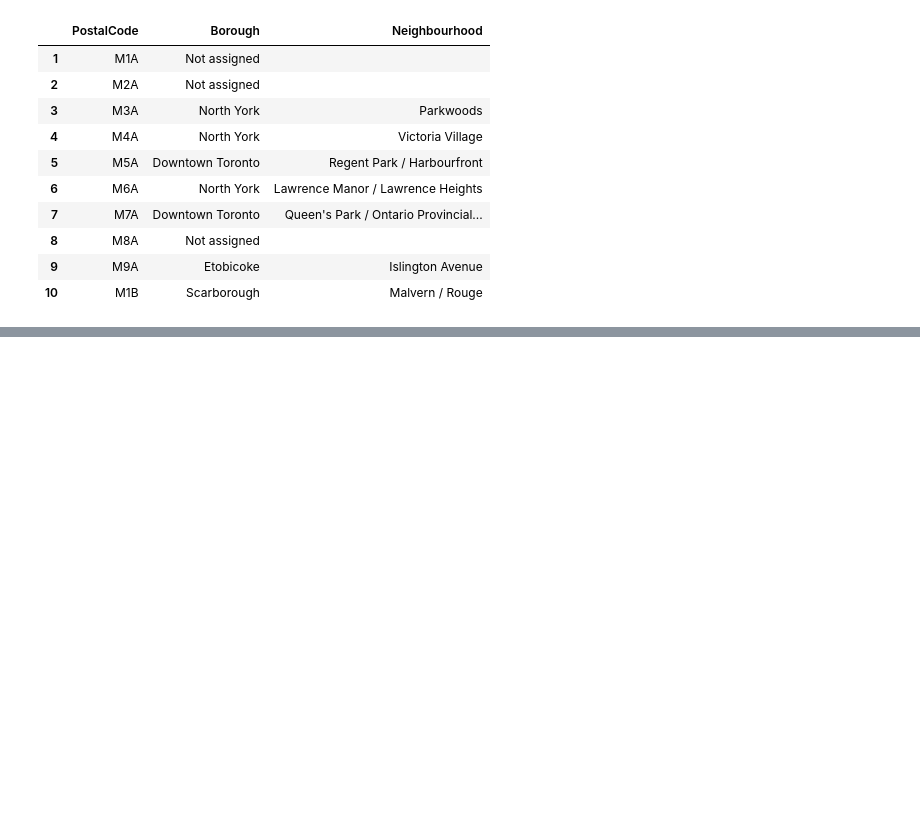
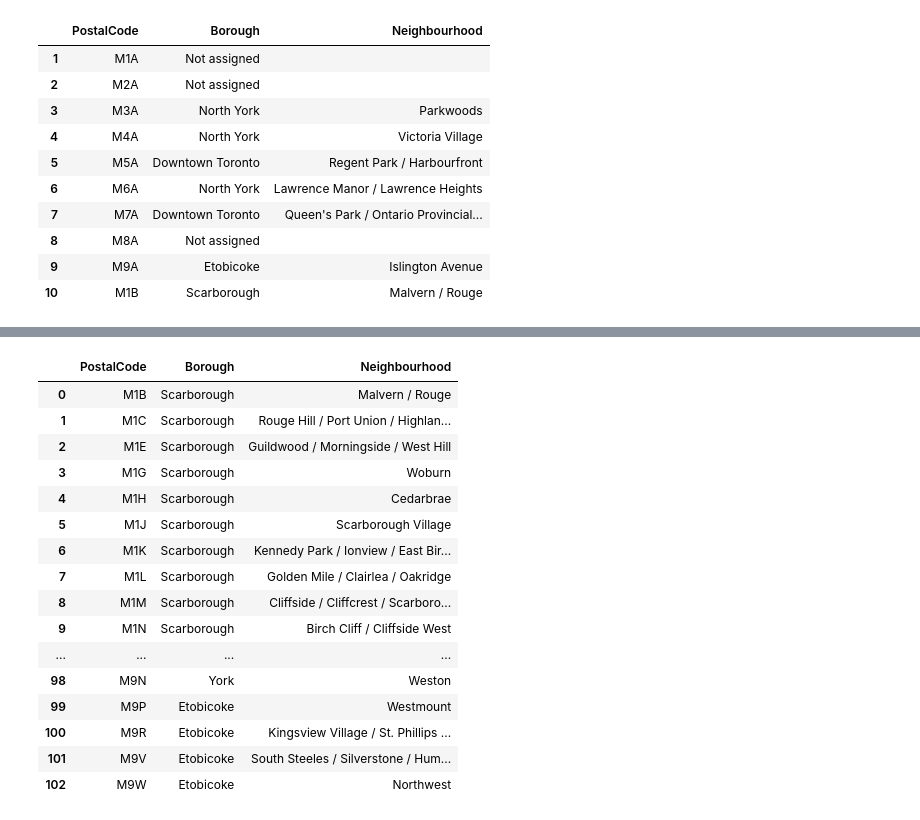
Before and after one commit to NaveenSingh4u/Coursera_Capstone, a Jupyter notebook: Capstone project II.ipynb, the cells around one changed output, grey strips where cells are left out. Drawn from its saved outputs; the diff is of its cells as text; code cells hidden in the pictures; blank space fills up the shorter version.

```diff
--- a/Capstone project II.ipynb
+++ b/Capstone project II.ipynb
@@ -71,0 +123,7 @@ df.head(10)
+# %%
+df2.loc[df2['Neighbourhood']=="Not assigned",'Neighbourhood']=df2.loc[df2['Neighbourhood']=="Not assigned",'Borough']
+# %%
+df3 = df2.reset_index()
+#df3.head()
+# %%
+df3['Borough']= df3['Borough'].str.replace('nan|[{}\s]','').str.split(',').apply(set).str.join(',').str.strip(',').str.replace(",{2,}",",")
@@ -71,0 +222,28 @@ df.head(10)
+# %%
+
+
+import numpy as np # library to handle data in a vectorized manner
+
+import pandas as pd # library for data analsysis
+pd.set_option('display.max_columns', None)
+pd.set_option('display.max_rows', None)
+
+import json # library to handle JSON files
+
+#!conda install -c conda-forge geopy --yes # uncomment this line if you haven't completed the Foursquare API lab
+from geopy.geocoders import Nominatim # convert an address into latitude and longitude values
+
+import requests # library to handle requests
+from pandas.io.json import json_normalize # tranform JSON file into a pandas dataframe
+
+# Matplotlib and associated plotting modules
+import matplotlib.cm as cm
+import matplotlib.colors as colors
+
+# import k-means from clustering stage
+from sklearn.cluster import KMeans
+
+!conda install -c conda-forge folium=0.5.0 --yes # uncomment this line if you haven't completed the Foursquare API lab
+import folium # map rendering library
+
+print('Libraries imported.')
@@ -71,0 +268,20 @@ df.head(10)
+# %%
+df3
+# %% [output]
+|  | PostalCode | Borough | Neighbourhood |
+| 0 | M1B | Scarborough | Malvern / Rouge |
+| 1 | M1C | Scarborough | Rouge Hill / Port Union / Highlan... |
+| 2 | M1E | Scarborough | Guildwood / Morningside / West Hill |
+| 3 | M1G | Scarborough | Woburn |
+| 4 | M1H | Scarborough | Cedarbrae |
+| 5 | M1J | Scarborough | Scarborough Village |
+| 6 | M1K | Scarborough | Kennedy Park / Ionview / East Bir... |
+| 7 | M1L | Scarborough | Golden Mile / Clairlea / Oakridge |
+| 8 | M1M | Scarborough | Cliffside / Cliffcrest / Scarboro... |
+| 9 | M1N | Scarborough | Birch Cliff / Cliffside West |
+| ... | ... | ... | ... |
+| 98 | M9N | York | Weston |
+| 99 | M9P | Etobicoke | Westmount |
+| 100 | M9R | Etobicoke | Kingsview Village / St. Phillips ... |
+| 101 | M9V | Etobicoke | South Steeles / Silverstone / Hum... |
+| 102 | M9W | Etobicoke | Northwest |
```
Also changed, not shown: parts of 44 cells of this notebook.
